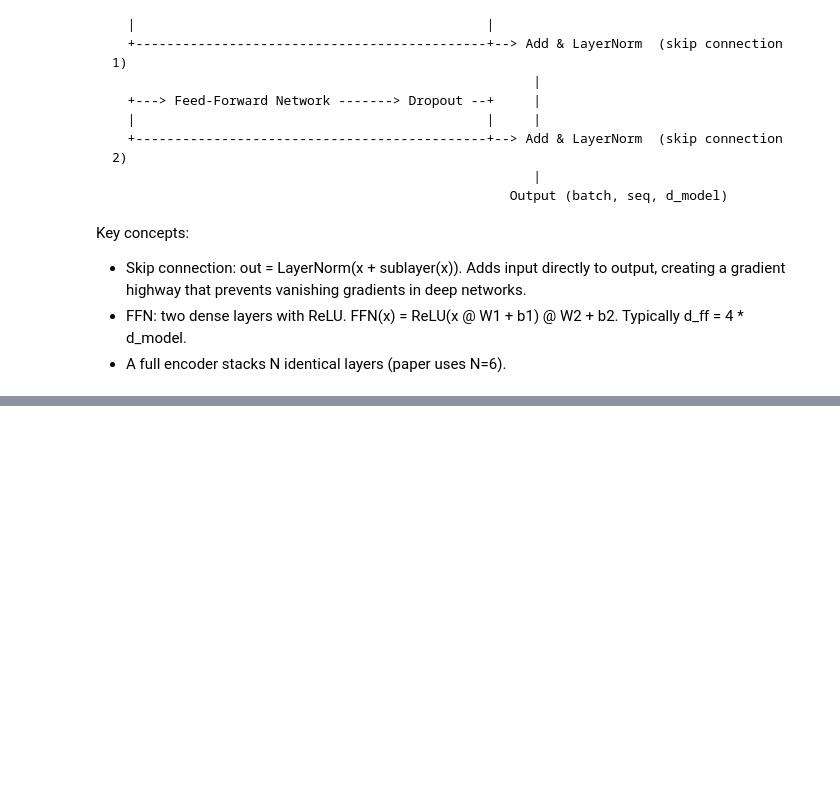
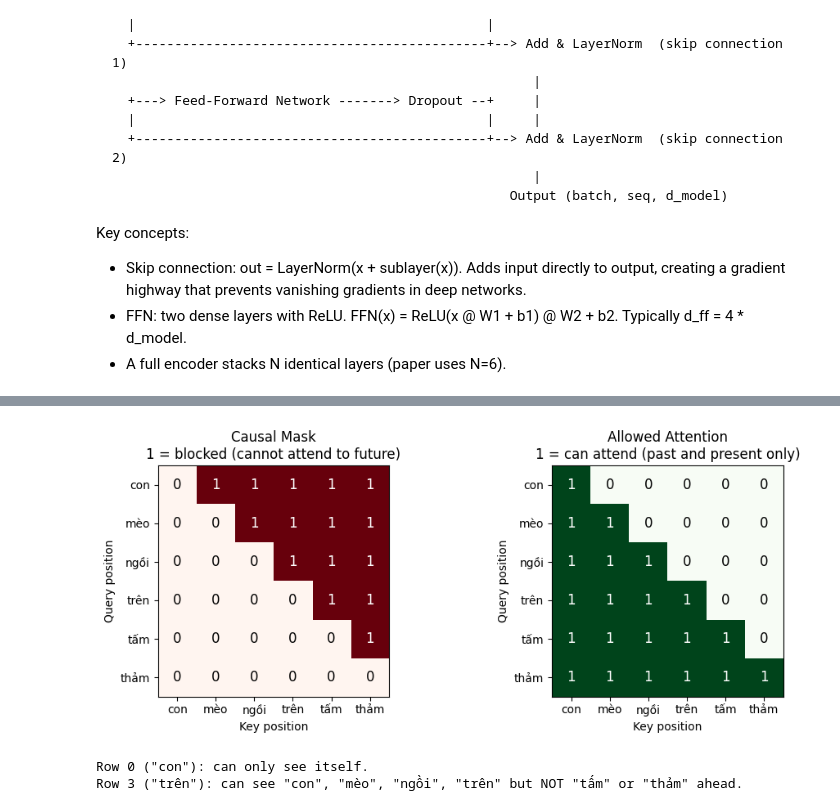
Before and after one commit to trietle/trans-keras-demo, a Jupyter notebook: transformer_attention_demo.ipynb, the cells around one changed output, grey strips where cells are left out. Saved outputs shown, nothing was run; the diff lists cells and outputs as text; code cells hidden in the pictures; blank space fills up the shorter version.

```diff
--- a/transformer_attention_demo.ipynb
+++ b/transformer_attention_demo.ipynb
@@ -632,0 +837,55 @@ plt.show()
+# %%
+# 7a. Causal mask: prevent looking at future tokens
+
+def create_causal_mask(seq_len):
+    # Upper triangle = 1 (future positions to block)
+    # We return a mask where 1 means "block this position"
+    mask = 1 - tf.linalg.band_part(tf.ones((seq_len, seq_len)), -1, 0)
+    return mask[tf.newaxis, tf.newaxis, :, :]  # (1, 1, seq, seq) for broadcasting
+
+# Vietnamese target sentence
+vn_words = ['con', 'mèo', 'ngồi', 'trên', 'tấm', 'thảm']
+
+sample_mask = create_causal_mask(6)
+
+fig, axes = plt.subplots(1, 2, figsize=(10, 4))
+
+# Left: the raw mask (1 = blocked)
+ax = axes[0]
+mask_display = sample_mask[0, 0].numpy()
+im = ax.imshow(mask_display, cmap='Reds', vmin=0, vmax=1)
+for i in range(6):
+    for j in range(6):
+        val = int(mask_display[i, j])
+        ax.text(j, i, str(val), ha='center', va='center', fontsize=12,
+                color='white' if val else 'black')
+ax.set_xticks(range(6)); ax.set_xticklabels(vn_words)
+ax.set_yticks(range(6)); ax.set_yticklabels(vn_words)
+ax.set_title('Causal Mask\n1 = blocked (cannot attend to future)')
+ax.set_xlabel('Key position')
+ax.set_ylabel('Query position')
+
+# Right: what attention sees after masking
+ax = axes[1]
+allowed = 1 - mask_display
+im = ax.imshow(allowed, cmap='Greens', vmin=0, vmax=1)
+for i in range(6):
+    for j in range(6):
+        val = int(allowed[i, j])
+        ax.text(j, i, str(val), ha='center', va='center', fontsize=12,
+                color='white' if val else 'black')
+ax.set_xticks(range(6)); ax.set_xticklabels(vn_words)
+ax.set_yticks(range(6)); ax.set_yticklabels(vn_words)
+ax.set_title('Allowed Attention\n1 = can attend (past and present only)')
+ax.set_xlabel('Key position')
+ax.set_ylabel('Query position')
+
+plt.tight_layout()
+plt.show()
+
+print('Row 0 ("con"): can only see itself.')
+print('Row 3 ("trên"): can see "con", "mèo", "ngồi", "trên" but NOT "tấm" or "thảm" ahead.')
+# %% [output]
+[figure, added]
+Row 0 ("con"): can only see itself.
+Row 3 ("trên"): can see "con", "mèo", "ngồi", "trên" but NOT "tấm" or "thảm" ahead.
```
Also changed, not shown: parts of 36 cells of this notebook.
